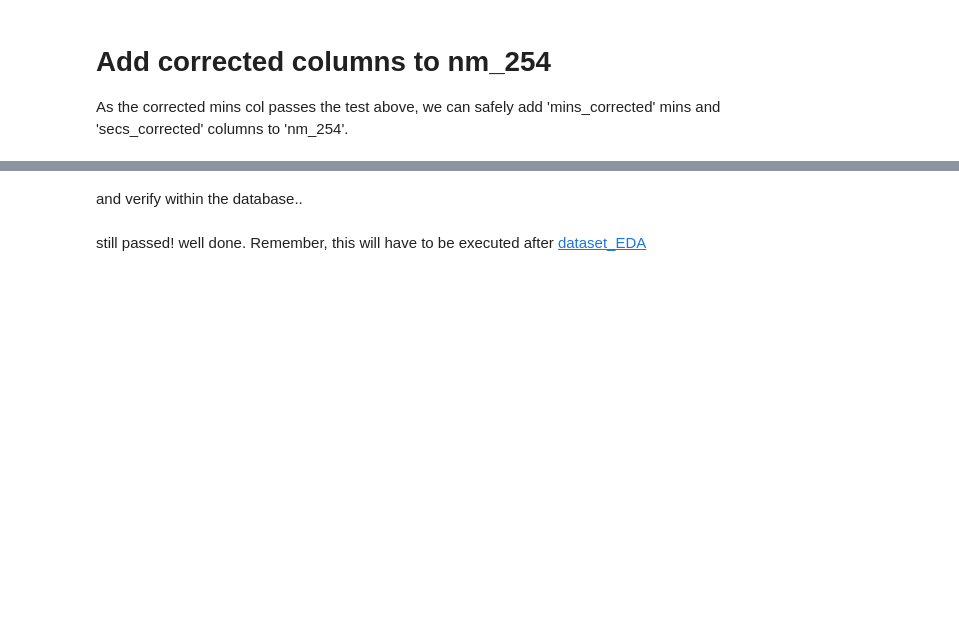
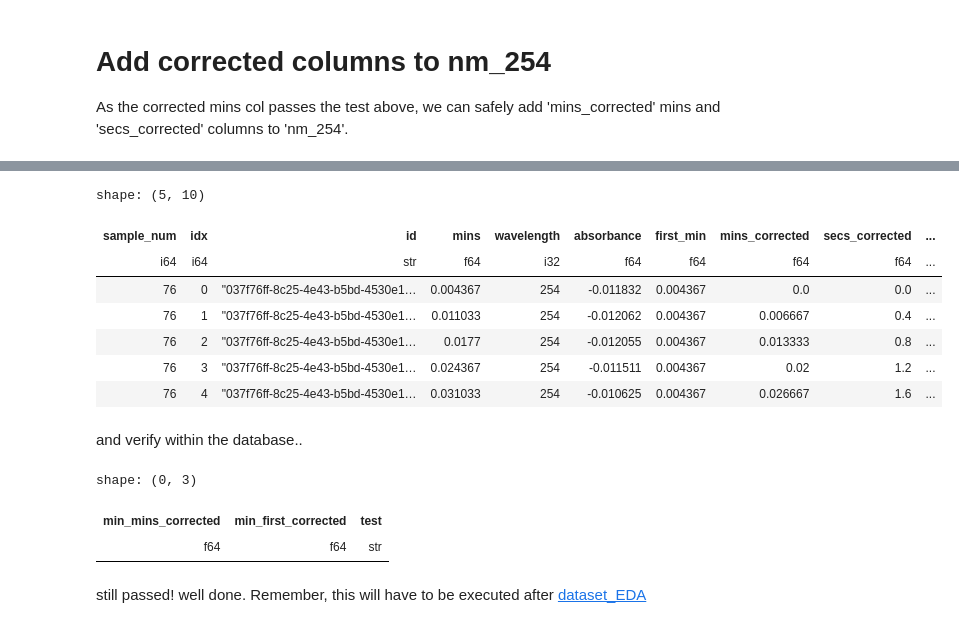
Before and after one commit to jonathanstathakis/pca_analysis, a Jupyter notebook: pca_analysis/experiments/notebooks/experiments/correcting_offset.ipynb, the cells around one changed output, grey strips where cells are left out. Drawn from its saved outputs; the diff is of its cells as text; code cells hidden in the pictures; blank space fills up the shorter version.

```diff
--- a/pca_analysis/experiments/notebooks/experiments/correcting_offset.ipynb
+++ b/pca_analysis/experiments/notebooks/experiments/correcting_offset.ipynb
@@ -118,45 +137,32 @@ DESCRIBE dataset_eda.nm_254
 # %%
-display(con.sql("""--sql
---BEGIN TRANSACTION;
--- mins corrected
-ALTER TABLE
-    dataset_eda.nm_254
-ADD COLUMN IF NOT ExISTS
-    mins_corrected DOUBLE;
-UPDATE  dataset_eda.nm_254
-SET mins_corrected = (
-        SELECT
-            mins - first(mins) OVER (PARTITION BY id ORDER BY id, idx) as mins_corrected
-        FROM
-            dataset_eda.nm_254
-    );
+con.close()
 
--- secs corrected
-ALTER TABLE
-    dataset_eda.nm_254
-ADD COLUMN IF NOT EXISTS
-    secs_corrected DOUBLE;
-UPDATE
-    dataset_eda.nm_254
-SET secs_corrected = (
-        SELECT
-            mins_corrected / 60 as secs_corrected
-        FROM
-            dataset_eda.nm_254
-    );
+with db.connect(db_path) as con:
 
--- observe results
-SELECT
-    *
-FROM
-    dataset_eda.nm_254
-""").pl().head())
-
-
-
-# con.sql("""--sql
-#         ROLLBACK
-# """)
+    display(con.sql("""--sql
+    CREATE OR REPLACE TABLE dataset_eda.nm_254 AS
+    SELECT
+        *,
+        first(mins) OVER (PARTITION BY id ORDER BY id, idx) as first_min,
+        mins - first_min as mins_corrected,
+        mins_corrected * 60 as secs_corrected,
+        1/secs_corrected as hz,
+    FROM
+        dataset_eda.nm_254
+    ORDER BY
+        id, idx
+                    ;
+    SELECT * FROM dataset_eda.nm_254 LIMIT 10;
+    """).pl().head())
+# %% [output]
+shape: (5, 10)
+| sample_num | idx | id | mins | wavelength | absorbance | first_min | mins_corrected | secs_corrected | ... |
+| i64 | i64 | str | f64 | i32 | f64 | f64 | f64 | f64 | ... |
+| 76 | 0 | "037f76ff-8c25-4e43-b5bd-4530e1… | 0.004367 | 254 | -0.011832 | 0.004367 | 0.0 | 0.0 | ... |
+| 76 | 1 | "037f76ff-8c25-4e43-b5bd-4530e1… | 0.011033 | 254 | -0.012062 | 0.004367 | 0.006667 | 0.4 | ... |
+| 76 | 2 | "037f76ff-8c25-4e43-b5bd-4530e1… | 0.0177 | 254 | -0.012055 | 0.004367 | 0.013333 | 0.8 | ... |
+| 76 | 3 | "037f76ff-8c25-4e43-b5bd-4530e1… | 0.024367 | 254 | -0.011511 | 0.004367 | 0.02 | 1.2 | ... |
+| 76 | 4 | "037f76ff-8c25-4e43-b5bd-4530e1… | 0.031033 | 254 | -0.010625 | 0.004367 | 0.026667 | 1.6 | ... |
 # %% [markdown]
 and verify within the database..
 # %%
@@ -164,8 +170,8 @@ con.sql(
 """--sql
 with min_mins AS (
     SELECT
-        min(mins_corrected) OVER (PARTITION BY id ORDER BY id, mins) min_mins_corrected,
-        first(mins_corrected) OVER (PARTITION BY id ORDER BY id, mins) min_first_corrected,
+        min(mins_corrected) OVER (PARTITION BY id ORDER BY id, idx) min_mins_corrected,
+        first(mins_corrected) OVER (PARTITION BY id ORDER BY id, idx) min_first_corrected,
 
     FROM
         dataset_eda.nm_254
@@ -198,5 +204,9 @@ WHERE
     test = 'fail'
 """
 ).pl()
+# %% [output]
+shape: (0, 3)
+| min_mins_corrected | min_first_corrected | test |
+| f64 | f64 | str |
 # %% [markdown]
 still passed! well done. Remember, this will have to be executed after [dataset_EDA](/Users/jonathan/mres_thesis/pca_analysis/pca_analysis/experiments/notebooks/experiments/dataset_description_wavelength_time.ipynb)
```
Also changed, not shown: parts of 7 cells of this notebook, 11 other files.
